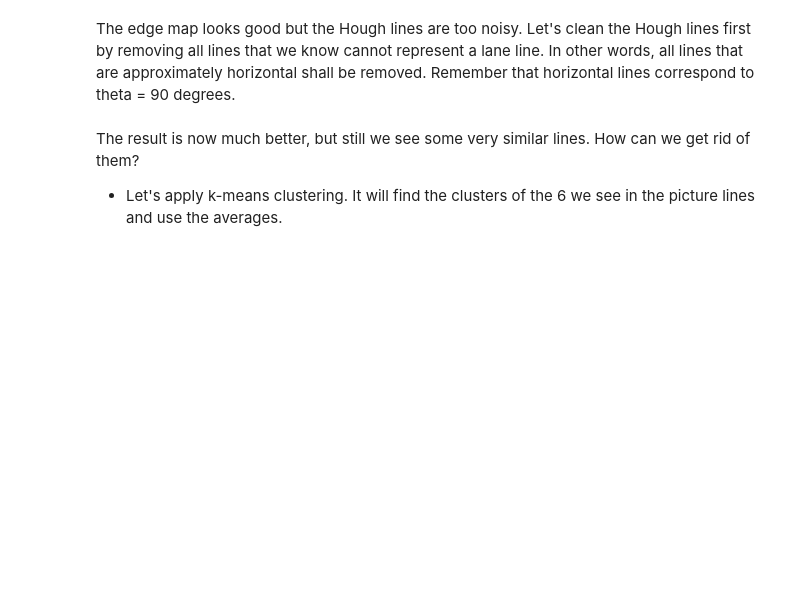
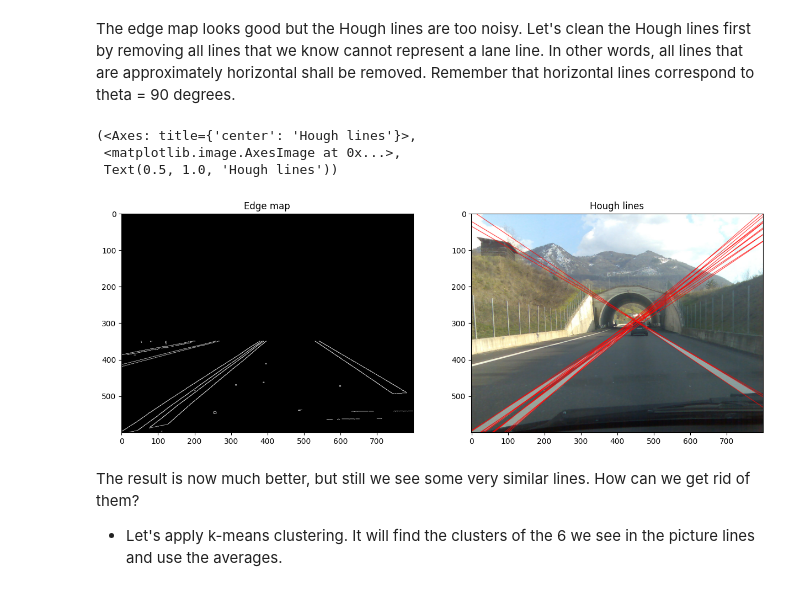
Before and after one commit to chaplinskij/rd_computer_vision, a Jupyter notebook: lesson_4/lesson_4.ipynb, the cells around one changed output. Saved outputs shown, nothing was run; the diff lists cells and outputs as text; code cells hidden in the pictures; blank space fills up the shorter version.

```diff
--- a/lesson_4/lesson_4.ipynb
+++ b/lesson_4/lesson_4.ipynb
@@ -67,21 +128,36 @@ The edge map looks good but the Hough lines are too noisy. Let's clean the Hough
 filtered_lines = []
 for line in lines:
     # Extract theta for current line (remember Hough works with radians)
-    theta =
+    theta = math.degrees(line[1])
     # Keep line if theta is not horizontal
-    if ...
+    if theta < 70 or theta > 110:
         filtered_lines.append(line)
 # %%
 # Let's plot the resulting filtered lines
 result = np.copy(img)
 
 for line in filtered_lines:
-    rho =
-    theta =
-    ...
+    rho = line[0]
+    theta = line[1]
+
+    a = math.cos(theta)
+    b = math.sin(theta)
+
+    x0 = a * rho
+    y0 = b * rho
+
+    pt1 = (int(x0 + 1000*(-b)), int(y0 + 1000*(a)))
+    pt2 = (int(x0 - 1000*(-b)), int(y0 - 1000*(a)))
+
+    cv2.line(result, pt1, pt2, 255, 1, cv2.LINE_AA)
 
 plt.subplot(121), plt.imshow(edges, cmap='gray'), plt.title('Edge map')
 plt.subplot(122), plt.imshow(result, cmap='gray'), plt.title('Hough lines')
+# %% [output]
+(<Axes: title={'center': 'Hough lines'}>,
+ <matplotlib.image.AxesImage at 0x...>,
+ Text(0.5, 1.0, 'Hough lines'))
+[figure, added]
 # %% [markdown]
 The result is now much better, but still we see some very similar lines. How can we get rid of them?
 * Let's apply k-means clustering. It will find the clusters of the 6 we see in the picture lines and use the averages.
```
Also changed, not shown: parts of 8 cells of this notebook.
